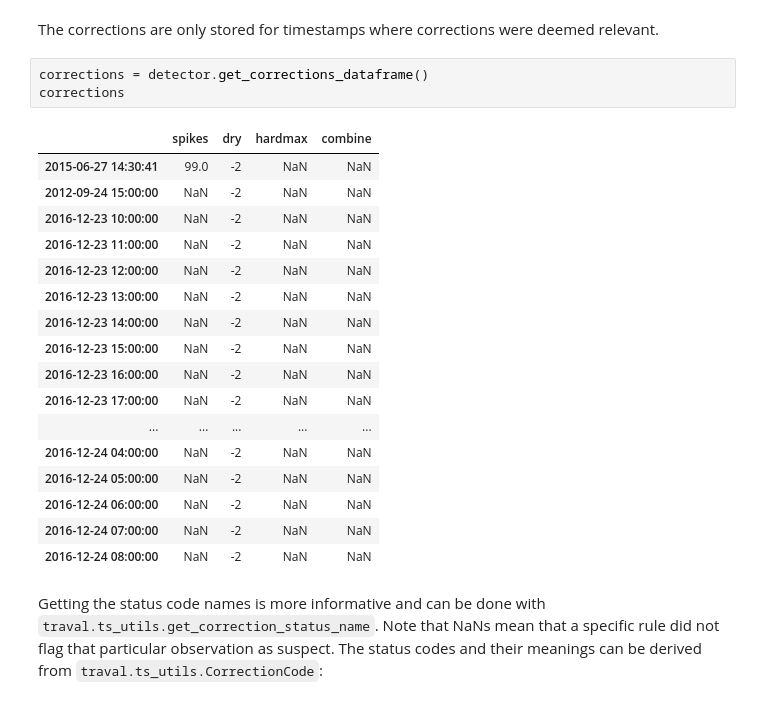
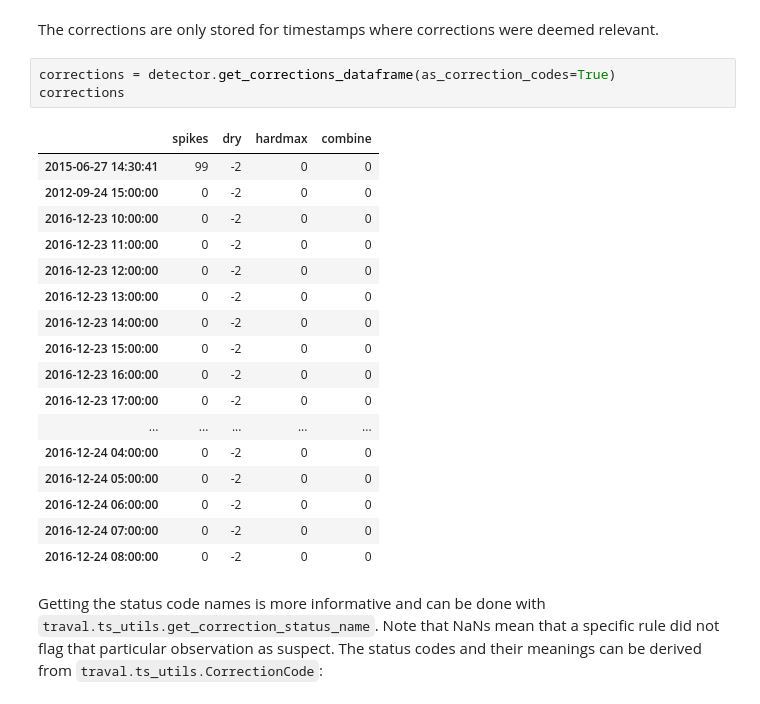
Before and after one commit to ArtesiaWater/traval, a Jupyter notebook: examples/notebooks/ex01_applying_automatic_error_detection_algorithms_to_a_timeseries.ipynb, the cells around one changed output. Saved outputs shown, nothing was run; the diff lists cells and outputs as text.

```diff
--- a/examples/notebooks/ex01_applying_automatic_error_detection_algorithms_to_a_timeseries.ipynb
+++ b/examples/notebooks/ex01_applying_automatic_error_detection_algorithms_to_a_timeseries.ipynb
@@ -144,26 +144,26 @@ results.head()
 # %% [markdown]
 The corrections are only stored for timestamps where corrections were deemed relevant.
 # %%
-corrections = detector.get_corrections_dataframe()
+corrections = detector.get_corrections_dataframe(as_correction_codes=True)
 corrections
 # %% [output]
 |  | spikes | dry | hardmax | combine |
-| 2015-06-27 14:30:41 | 99.0 | -2 | NaN | NaN |
-| 2012-09-24 15:00:00 | NaN | -2 | NaN | NaN |
-| 2016-12-23 10:00:00 | NaN | -2 | NaN | NaN |
-| 2016-12-23 11:00:00 | NaN | -2 | NaN | NaN |
-| 2016-12-23 12:00:00 | NaN | -2 | NaN | NaN |
-| 2016-12-23 13:00:00 | NaN | -2 | NaN | NaN |
-| 2016-12-23 14:00:00 | NaN | -2 | NaN | NaN |
-| 2016-12-23 15:00:00 | NaN | -2 | NaN | NaN |
-| 2016-12-23 16:00:00 | NaN | -2 | NaN | NaN |
-| 2016-12-23 17:00:00 | NaN | -2 | NaN | NaN |
+| 2015-06-27 14:30:41 | 99 | -2 | 0 | 0 |
+| 2012-09-24 15:00:00 | 0 | -2 | 0 | 0 |
+| 2016-12-23 10:00:00 | 0 | -2 | 0 | 0 |
+| 2016-12-23 11:00:00 | 0 | -2 | 0 | 0 |
+| 2016-12-23 12:00:00 | 0 | -2 | 0 | 0 |
+| 2016-12-23 13:00:00 | 0 | -2 | 0 | 0 |
+| 2016-12-23 14:00:00 | 0 | -2 | 0 | 0 |
+| 2016-12-23 15:00:00 | 0 | -2 | 0 | 0 |
+| 2016-12-23 16:00:00 | 0 | -2 | 0 | 0 |
+| 2016-12-23 17:00:00 | 0 | -2 | 0 | 0 |
 | ... | ... | ... | ... | ... |
-| 2016-12-24 04:00:00 | NaN | -2 | NaN | NaN |
-| 2016-12-24 05:00:00 | NaN | -2 | NaN | NaN |
-| 2016-12-24 06:00:00 | NaN | -2 | NaN | NaN |
-| 2016-12-24 07:00:00 | NaN | -2 | NaN | NaN |
-| 2016-12-24 08:00:00 | NaN | -2 | NaN | NaN |
+| 2016-12-24 04:00:00 | 0 | -2 | 0 | 0 |
+| 2016-12-24 05:00:00 | 0 | -2 | 0 | 0 |
+| 2016-12-24 06:00:00 | 0 | -2 | 0 | 0 |
+| 2016-12-24 07:00:00 | 0 | -2 | 0 | 0 |
+| 2016-12-24 08:00:00 | 0 | -2 | 0 | 0 |
 # %% [markdown]
 Getting the status code names is more informative and can be done with
 `traval.ts_utils.get_correction_status_name`. Note that NaNs mean that a specific rule
```
Also changed, not shown: parts of 1 cell of this notebook.
